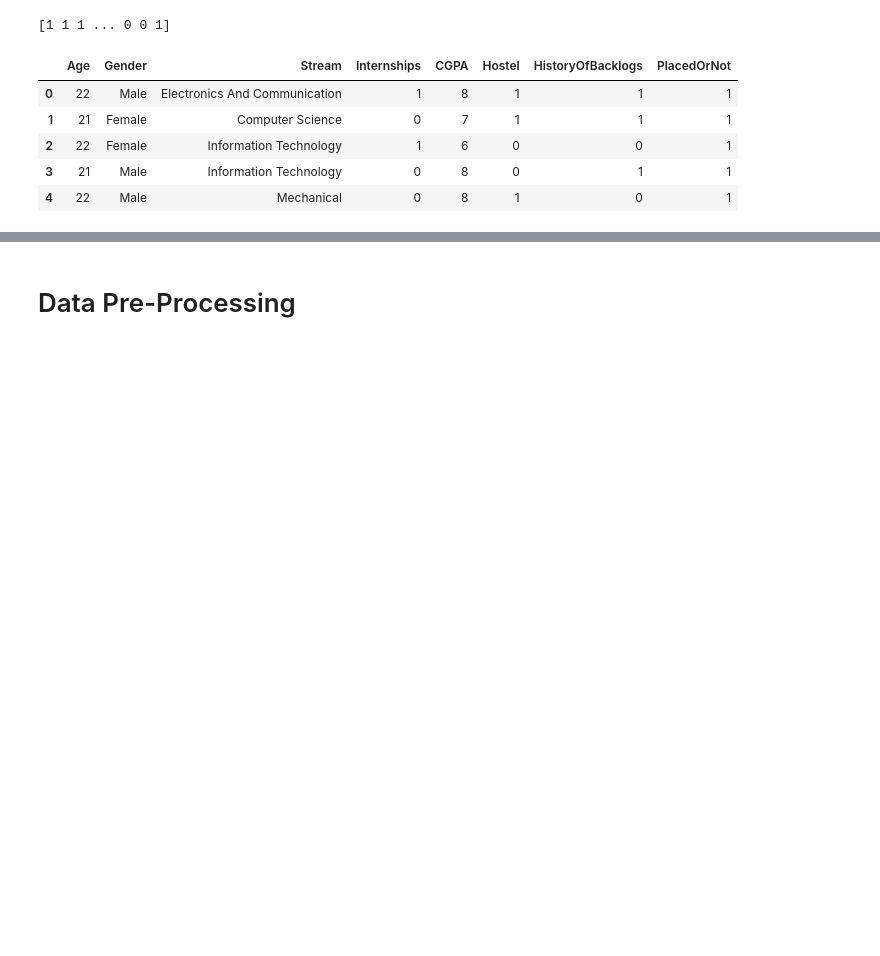
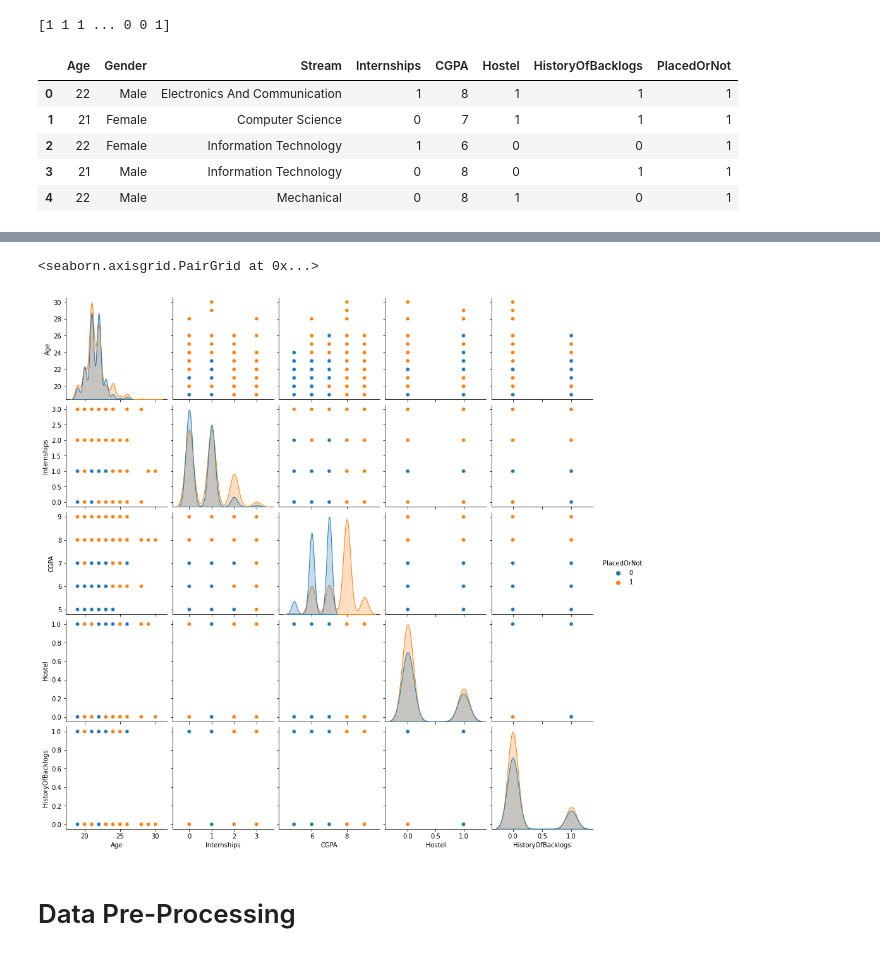
Before and after one commit to arjun2020-py/Placement-Prediction-ML, a Jupyter notebook: ml.ipynb, the cells around one changed output, grey strips where cells are left out. Saved outputs shown, nothing was run; the diff lists cells and outputs as text; code cells hidden in the pictures; blank space fills up the shorter version.

```diff
--- a/ml.ipynb
+++ b/ml.ipynb
@@ -45,3 +65,8 @@ dataset.head()
+# %%
+sns.pairplot(data = dataset , hue = 'PlacedOrNot')
+# %% [output]
+<seaborn.axisgrid.PairGrid at 0x...>
+[figure, added]
 # %% [markdown]
 # Data Pre-Processing
 # %% [markdown]
```
Also changed, not shown: parts of 48 cells of this notebook, 1 other file.
